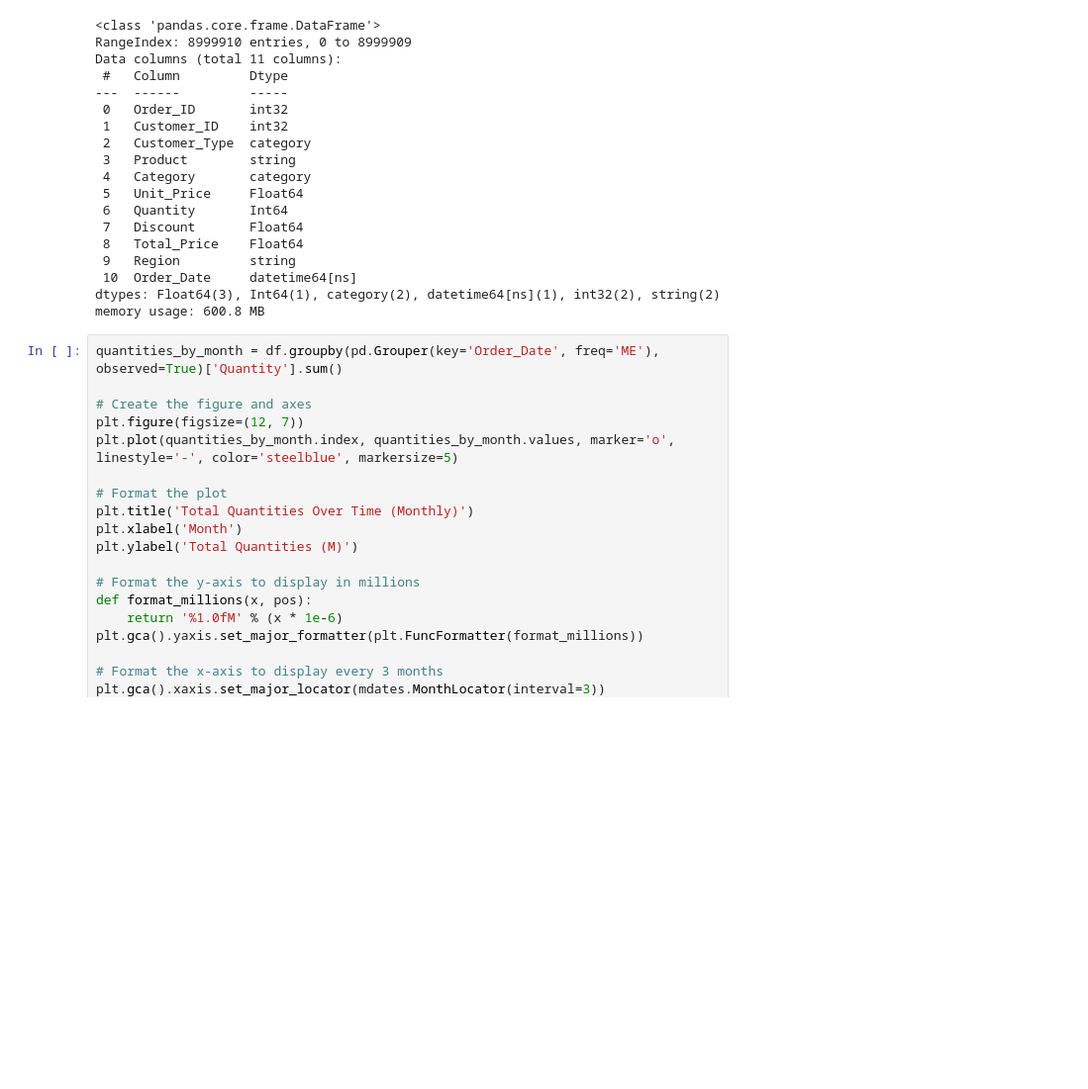
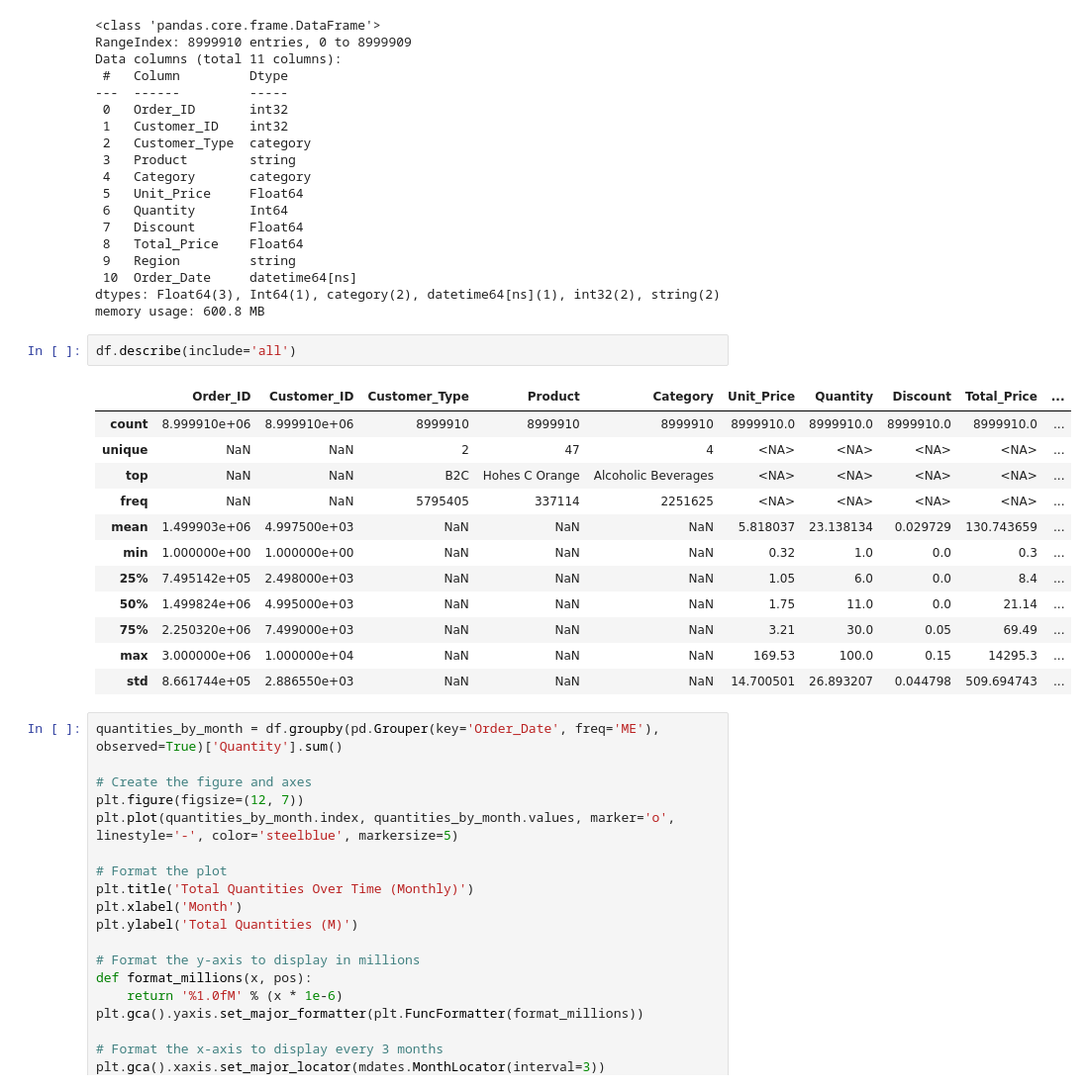
Before and after one commit to ddat000/Beverage-sales-analyst, a Jupyter notebook: SARIMAX_product_quantities_forecast.ipynb, the cells around one changed output. Shown at 99% size. Saved outputs shown, nothing was run; the diff lists cells and outputs as text; blank space fills up the shorter version.

```diff
--- a/SARIMAX_product_quantities_forecast.ipynb
+++ b/SARIMAX_product_quantities_forecast.ipynb
@@ -50,6 +51,21 @@ Data columns (total 11 columns):
  10  Order_Date     datetime64[ns]
 dtypes: Float64(3), Int64(1), category(2), datetime64[ns](1), int32(2), string(2)
 memory usage: 600.8 MB
+# %%
+df.describe(include='all')
+# %% [output]
+|  | Order_ID | Customer_ID | Customer_Type | Product | Category | Unit_Price | Quantity | Discount | Total_Price | ... |
+| count | 8.999910e+06 | 8.999910e+06 | 8999910 | 8999910 | 8999910 | 8999910.0 | 8999910.0 | 8999910.0 | 8999910.0 | ... |
+| unique | NaN | NaN | 2 | 47 | 4 | <NA> | <NA> | <NA> | <NA> | ... |
+| top | NaN | NaN | B2C | Hohes C Orange | Alcoholic Beverages | <NA> | <NA> | <NA> | <NA> | ... |
+| freq | NaN | NaN | 5795405 | 337114 | 2251625 | <NA> | <NA> | <NA> | <NA> | ... |
+| mean | 1.499903e+06 | 4.997500e+03 | NaN | NaN | NaN | 5.818037 | 23.138134 | 0.029729 | 130.743659 | ... |
+| min | 1.000000e+00 | 1.000000e+00 | NaN | NaN | NaN | 0.32 | 1.0 | 0.0 | 0.3 | ... |
+| 25% | 7.495142e+05 | 2.498000e+03 | NaN | NaN | NaN | 1.05 | 6.0 | 0.0 | 8.4 | ... |
+| 50% | 1.499824e+06 | 4.995000e+03 | NaN | NaN | NaN | 1.75 | 11.0 | 0.0 | 21.14 | ... |
+| 75% | 2.250320e+06 | 7.499000e+03 | NaN | NaN | NaN | 3.21 | 30.0 | 0.05 | 69.49 | ... |
+| max | 3.000000e+06 | 1.000000e+04 | NaN | NaN | NaN | 169.53 | 100.0 | 0.15 | 14295.3 | ... |
+| std | 8.661744e+05 | 2.886550e+03 | NaN | NaN | NaN | 14.700501 | 26.893207 | 0.044798 | 509.694743 | ... |
 # %%
 quantities_by_month = df.groupby(pd.Grouper(key='Order_Date', freq='ME'), observed=True)['Quantity'].sum()
 
```
Also changed, not shown: parts of 3 cells of this notebook.
